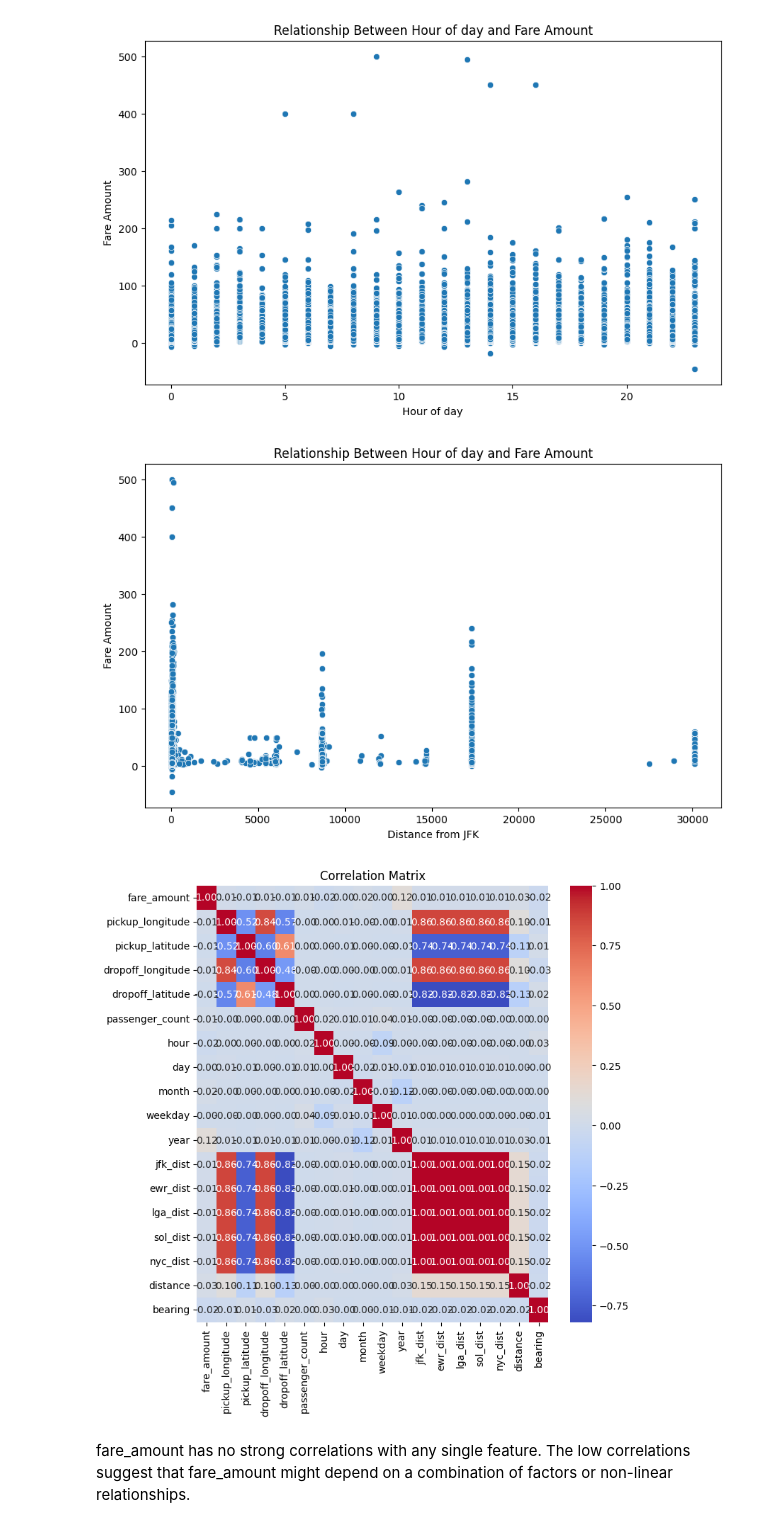
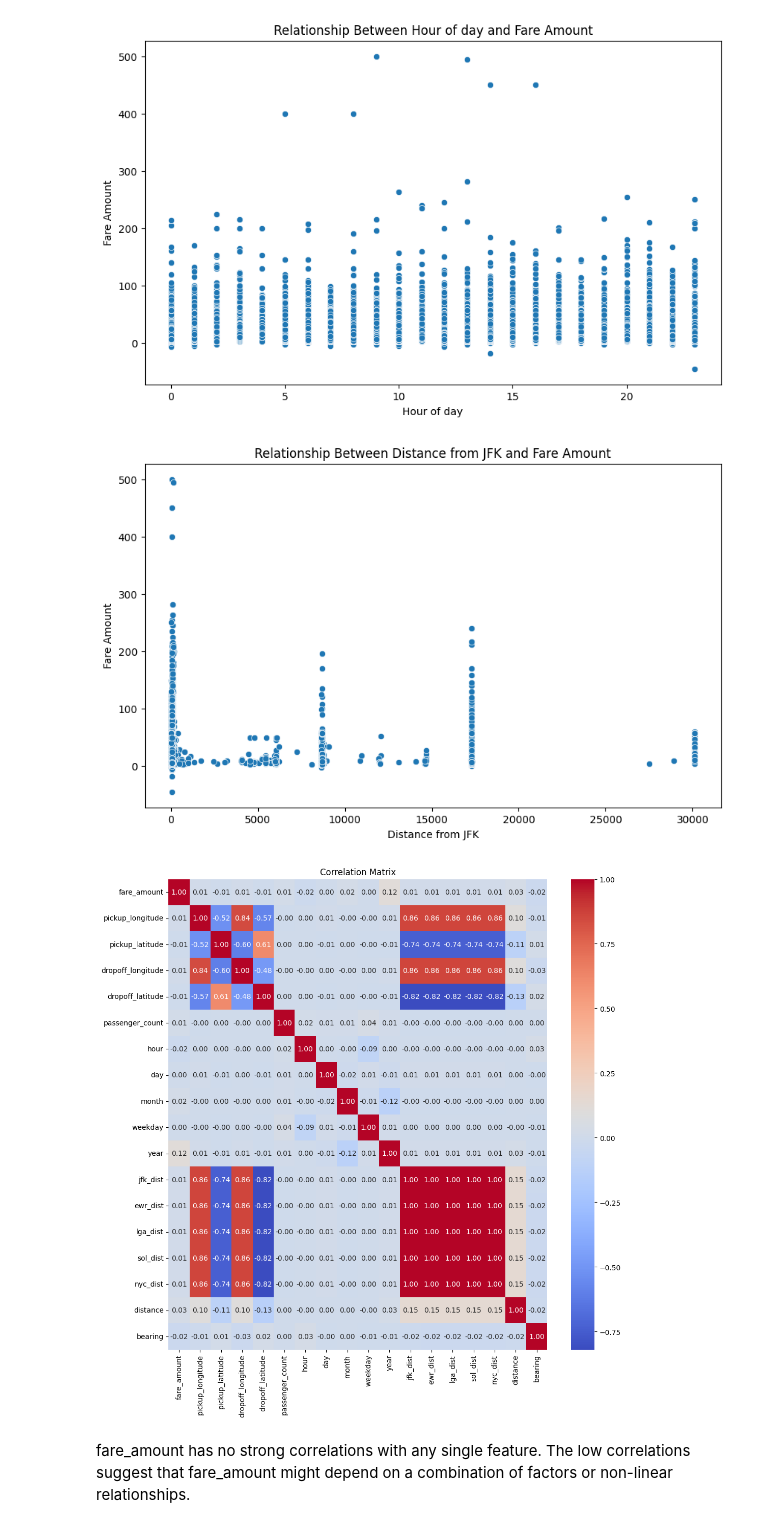
Before and after one commit to aravindsreekumar28/TaxiFare-Forecast, a Jupyter notebook: Notebooks/03-EDA.ipynb, the cells around one changed output. Saved outputs shown, nothing was run; the diff lists cells and outputs as text; code cells hidden in the pictures.

```diff
--- a/Notebooks/03-EDA.ipynb
+++ b/Notebooks/03-EDA.ipynb
@@ -1,19 +42,7 @@
 # %%
-import pandas as pd
-import numpy as np
-import matplotlib.pyplot as plt
-import seaborn as sns
-from sklearn.model_selection import train_test_split
-from sklearn.metrics import mean_absolute_error
+# Visualize distribution of Car condition
 
-df = pd.read_csv("preprocessing.csv")
-
-# Visualize distribution of Car condition
 df['Car Condition'].value_counts().plot(kind = 'bar', title = 'Car condition distribuion')
-#plt.figure(figsize=(8, 6))
-#sns.histplot(df['Car Condition'], kde=True, bins=10)
-#plt.title('Car Condition Distribution')
-#lt.show()
 # %% [output]
 <Axes: title={'center': 'Car condition distribuion'}, xlabel='Car Condition'>
 [figure]
@@ -63,20 +92,20 @@ plt.figure(figsize=(10, 6))
 sns.scatterplot(x='jfk_dist', y='fare_amount', data=df)
 plt.xlabel('Distance from JFK')
 plt.ylabel('Fare Amount')
-plt.title('Relationship Between Hour of day and Fare Amount')
+plt.title('Relationship Between Distance from JFK and Fare Amount')
 plt.show()
 # %% [output]
-[figure, old version]
+[figure, new version]
 # %%
 
 numerical_df = df.select_dtypes(include=['number'])
 corr_mat = numerical_df.corr()
-plt.figure(figsize=(8, 8))  # Adjust the figure size to fit everything in one
+plt.figure(figsize=(12, 12))  # Adjust the figure size to fit everything in one
 sns.heatmap(corr_mat, annot=True, cmap='coolwarm', fmt=".2f")
 plt.title("Correlation Matrix")
 plt.show()
 # %% [output]
-[figure, old version]
+[figure, new version]
 # %% [markdown]
 
 fare_amount has no strong correlations with any single feature. The low correlations suggest that fare_amount might depend on a combination of factors or non-linear relationships.
```
Also changed, not shown: parts of 1 cell of this notebook, 4 other files.
